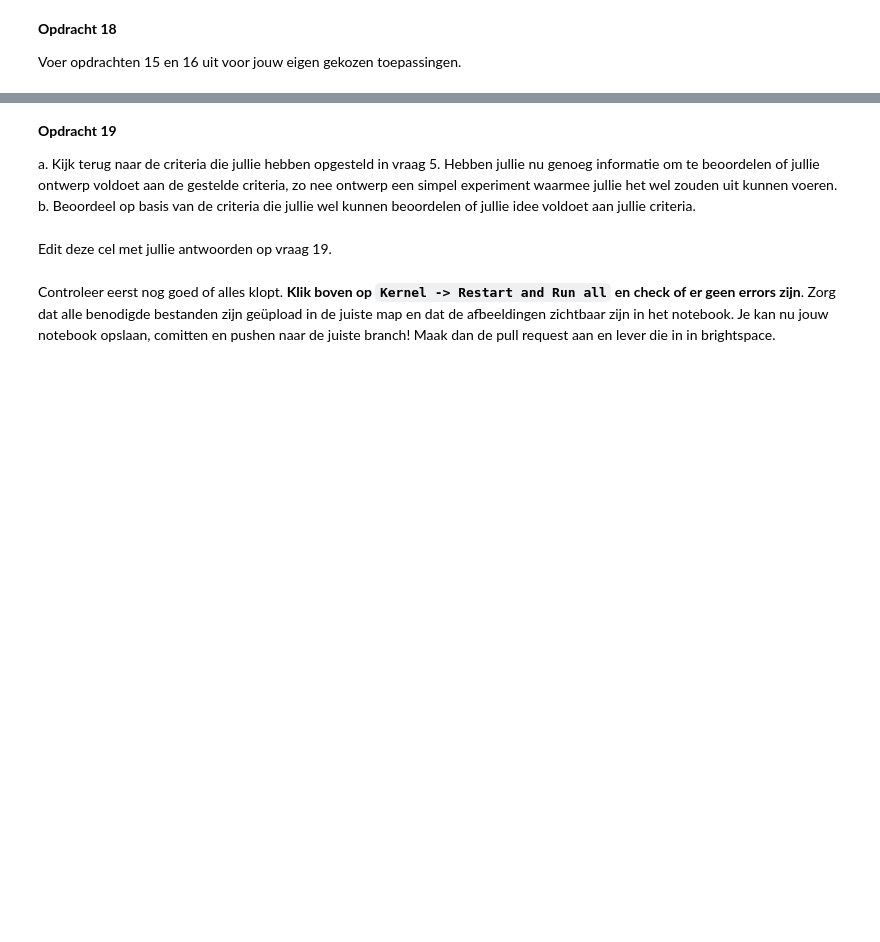
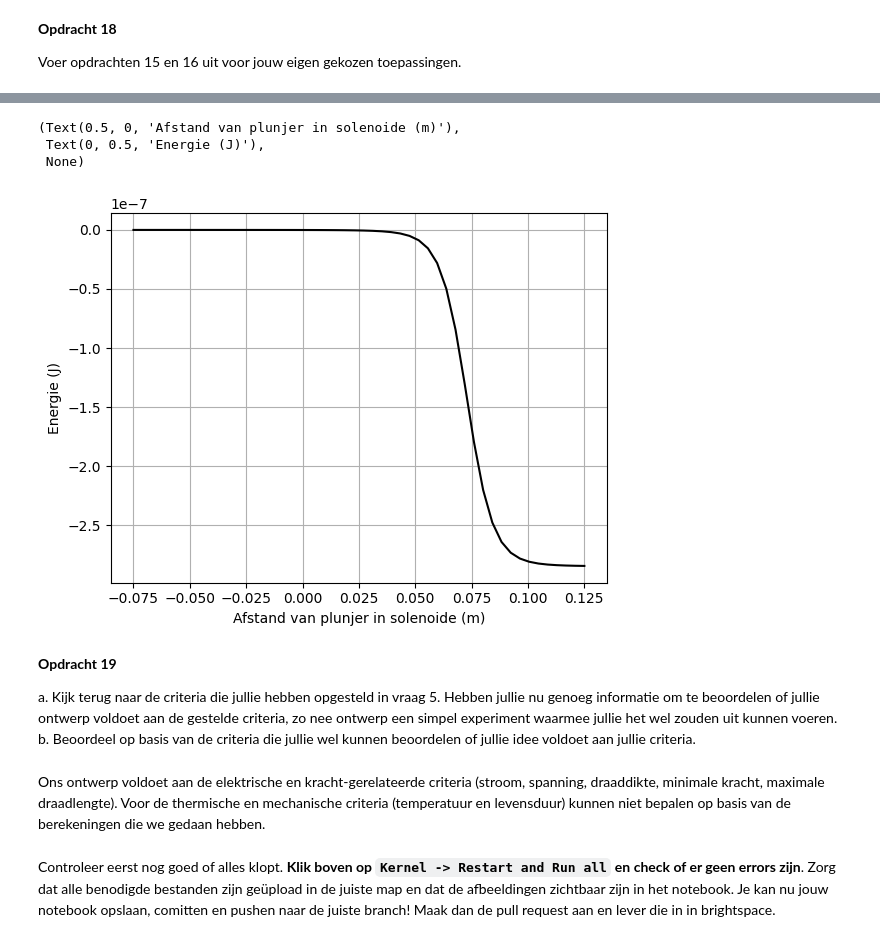
Before and after one commit to lwilt-dot/opdrachten-DEF-D, a Jupyter notebook: 2KrachtactuatorOpdracht/KrachtactuatorOpdracht.ipynb, the cells around one changed output, grey strips where cells are left out. Cells and saved outputs as stored; diff of their text form; code cells hidden in the pictures; blank space fills up the shorter version.

```diff
--- a/2KrachtactuatorOpdracht/KrachtactuatorOpdracht.ipynb
+++ b/2KrachtactuatorOpdracht/KrachtactuatorOpdracht.ipynb
@@ -673,9 +720,30 @@ Voer opdrachten 15 en 16 uit voor jouw eigen gekozen toepassingen.
+# %%
+# opdracht 16
+
+r_s = 0.01 # straal solenoid (m)
+L_s = 0.05 # lengte solenoid (m)
+mu_0 = 4*np.pi*10e-7 # permeabiliteit vacuum (H/m)
+mu_r = 1000 # relatieve permeabiliteit ijzer
+N = 100 # aantal windingen
+I = 2 # stroom (Ampère)
+
+# integrate the field up to point z_p
+Wz=-0.5*np.pi*r_s**2*np.cumsum(np.flipud(H_ax)*mu_r*mu_0*np.flipud(H_ax))*(z_ax[1] - z_ax[0])
+
+plt.plot(L_s/2 - z_ax, np.flipud(Wz), '-k')
+plt.xlabel('Afstand van plunjer in solenoide (m)'), plt.ylabel('Energie (J)'), plt.grid()
+# %% [output]
+(Text(0.5, 0, 'Afstand van plunjer in solenoide (m)'),
+ Text(0, 0.5, 'Energie (J)'),
+ None)
+[figure, added]
 # %% [markdown]
 **Opdracht 19**
 
 a. Kijk terug naar de criteria die jullie hebben opgesteld in vraag 5. Hebben jullie nu genoeg informatie om te beoordelen of jullie ontwerp voldoet aan de gestelde criteria, zo nee ontwerp een simpel experiment waarmee jullie het wel zouden uit kunnen voeren.
 b. Beoordeel op basis van de criteria die jullie wel kunnen beoordelen of jullie idee voldoet aan jullie criteria.
 # %% [markdown]
-Edit deze cel met jullie antwoorden op vraag 19.
+Ons ontwerp voldoet aan de elektrische en kracht-gerelateerde criteria (stroom, spanning, draaddikte, minimale kracht, maximale draadlengte).
+Voor de thermische en mechanische criteria (temperatuur en levensduur) kunnen niet bepalen op basis van de berekeningen die we gedaan hebben.
 # %% [markdown]
 Controleer eerst nog goed of alles klopt. **Klik boven op `Kernel -> Restart and Run all` en check of er geen errors zijn**. Zorg dat alle benodigde bestanden zijn geüpload in de juiste map en dat de afbeeldingen zichtbaar zijn in het notebook. Je kan nu jouw notebook opslaan, comitten en pushen naar de juiste branch! Maak dan de pull request aan en lever die in in brightspace.
```
Also changed, not shown: parts of 2 cells of this notebook.
